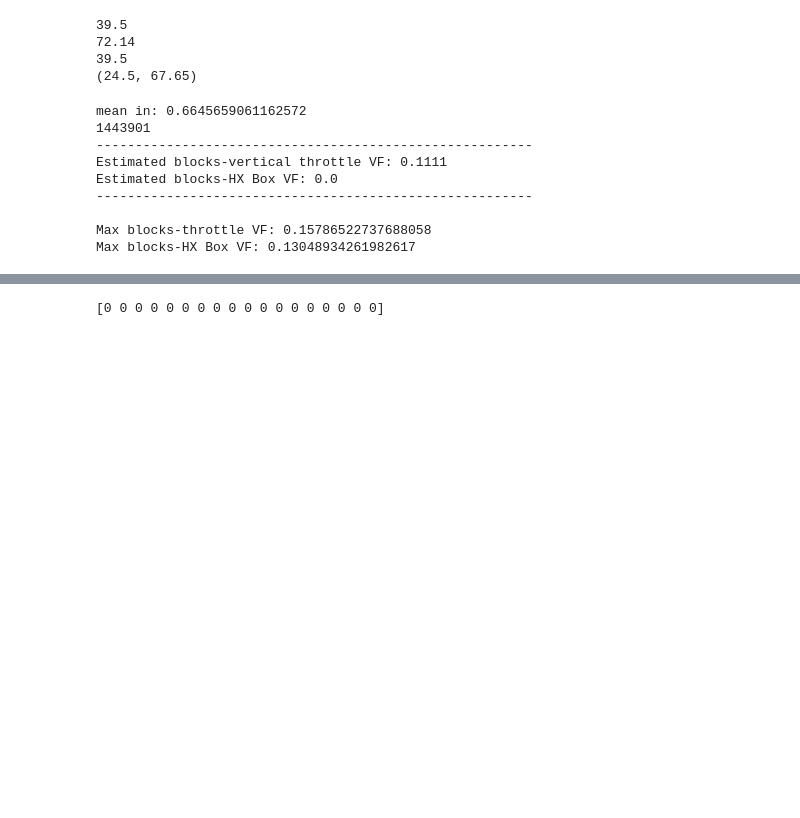
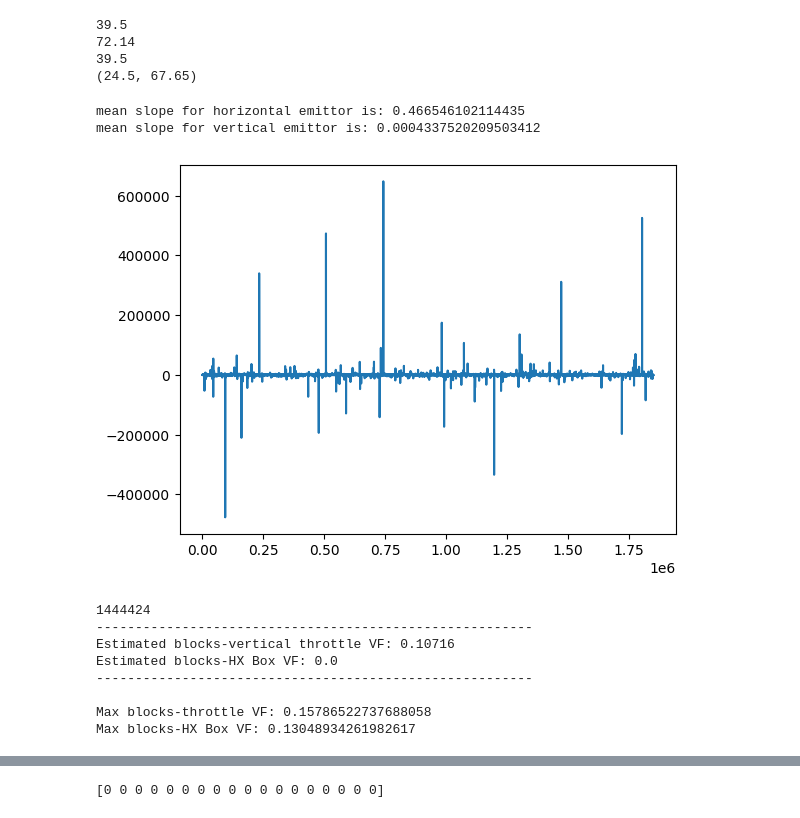
Before and after one commit to gagan-antora/operation, a Jupyter notebook: throttle-view-factor.ipynb, the cells around one changed output, grey strips where cells are left out. Saved outputs shown, nothing was run; the diff lists cells and outputs as text; code cells hidden in the pictures; blank space fills up the shorter version.

```diff
--- a/throttle-view-factor.ipynb
+++ b/throttle-view-factor.ipynb
@@ -141,7 +143,7 @@ def view_factor_perpendicular_plates(emmitor, panel):
 num_particles = 50000
 counter = 0
 list= []
-
+list2 = []
 slanted_panel_vf_range = []
 slanted_reciever_vf_range = []
 vertical_panel_vf_range = []
@@ -157,9 +159,9 @@ for panel_angle in panel_angle_range:
 
     for _ in range(num_particles):
         particle_slope1, particle_intercept1 = generate_particle_path(diffuser_position, diffuse_surface_length)  # Generate random particle emission
-        list.append(particle_slope2)
+        list.append(particle_slope1)
         particle_slope2, particle_intercept2 = generate_vertical_particle_path(vertical_diffuser_position, vertical_diffuser_surface_length)  # Generate random particle emission
-
+        list2.append(particle_slope2)
         if not hits_horizontal_panel(particle_slope1, particle_intercept1):
             if particle_slope1 < 0: #Don't include ones that are pointing away
                 # # Check if it hits horizontal the panel
@@ -178,43 +180,48 @@ for panel_angle in panel_angle_range:
 
                         slanted_reciever_hits += 1
         if hits_slanted_panel(particle_slope2, particle_intercept2, panel_angle):
             vertical_panel_hits += 1
         else:
             hit2 = hits_receiver(particle_slope2, particle_intercept2)
             if hit2 is not False:  # Check if it hits the receiver
                 vertical_panel_hits += 1
 
     # Estimate view factor
     vertical_panel_vf = vertical_panel_hits / num_particles
     vertical_reciever_vf = vertical_reciever_hits / num_particles
     vertical_panel_vf_range.append(vertical_panel_vf)
     vertical_reciever_vf_range.append(vertical_reciever_vf)
 
     slanted_panel_vf = slanted_panel_hits / num_particles
     slanted_reciever_vf = slanted_reciever_hits / num_particles
     slanted_panel_vf_range.append(slanted_panel_vf)
     slanted_reciever_vf_range.append(slanted_reciever_vf)
 
 analytical_vertical_panel_vf = view_factor_perpendicular_plates(diffuse_surface_length, panel_length)
 analytical_vertical_reciever_vf = analytical_vertical_panel_vf * view_factor_parallel_plates(diffuse_surface_length, receiver_length, np.abs(receiver_position[0]-panel_position[0]))
-print("mean slope for vertical emittor is:", np.mean(particle_slope2))
+print("mean slope for horizontal emittor is:", np.mean(list))
+print("mean slope for vertical emittor is:", np.mean(list2))
+plt.boxplot(list)
+plt.show()
 print(counter)
 print("--------------------------------------------------------")
 print("Estimated blocks-vertical throttle VF:", slanted_panel_vf)
 print("Estimated blocks-HX Box VF:", slanted_reciever_vf)
 print("--------------------------------------------------------\n")
 print("Max blocks-throttle VF:", analytical_vertical_panel_vf)
 print("Max blocks-HX Box VF:", analytical_vertical_reciever_vf)
 # %% [output]
-mean in: 0.6645659061162572
-1443901
---------------------------------------------------------
-Estimated blocks-vertical throttle VF: 0.1111
-Estimated blocks-HX Box VF: 0.0
---------------------------------------------------------
-
-Max blocks-throttle VF: 0.15786522737688058
-Max blocks-HX Box VF: 0.13048934261982617
+mean slope for horizontal emittor is: 0.466546102114435
+mean slope for vertical emittor is: 0.0004337520209503412
+[figure, added]
+1444424
+--------------------------------------------------------
+Estimated blocks-vertical throttle VF: 0.10716
+Estimated blocks-HX Box VF: 0.0
+--------------------------------------------------------
+
+Max blocks-throttle VF: 0.15786522737688058
+Max blocks-HX Box VF: 0.13048934261982617
 # %%
 
 # Plot how the view factors change for the depending on fi the throttles are opening inside or outside
```
Also changed, not shown: parts of 2 cells of this notebook.
